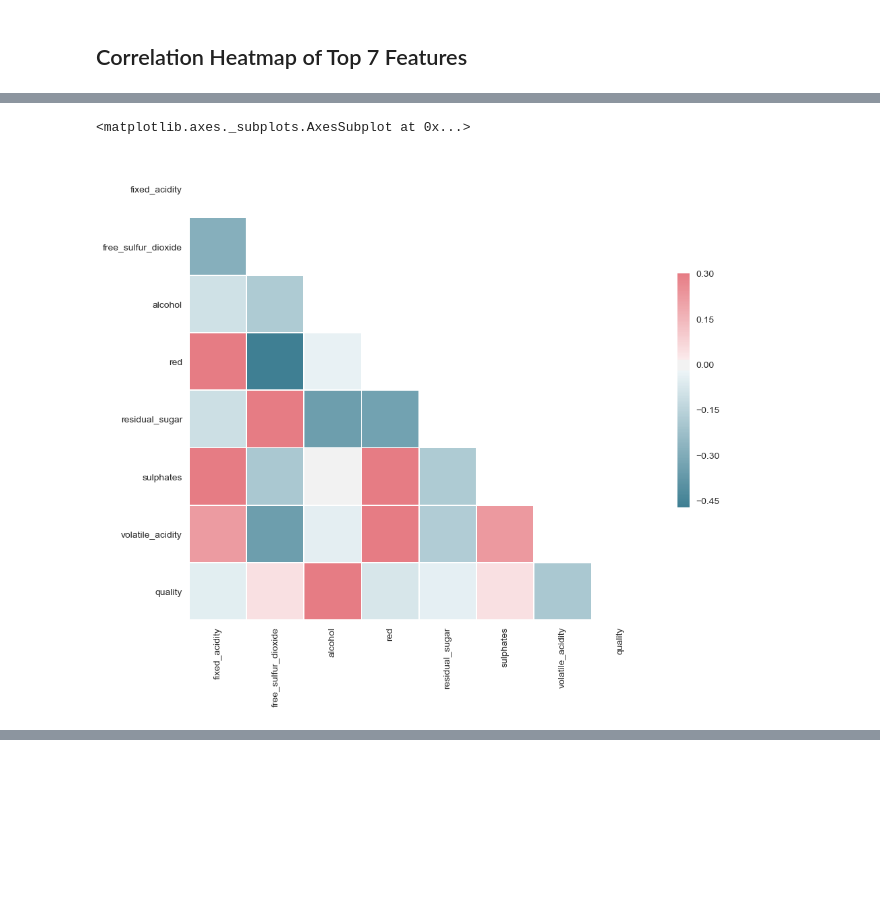
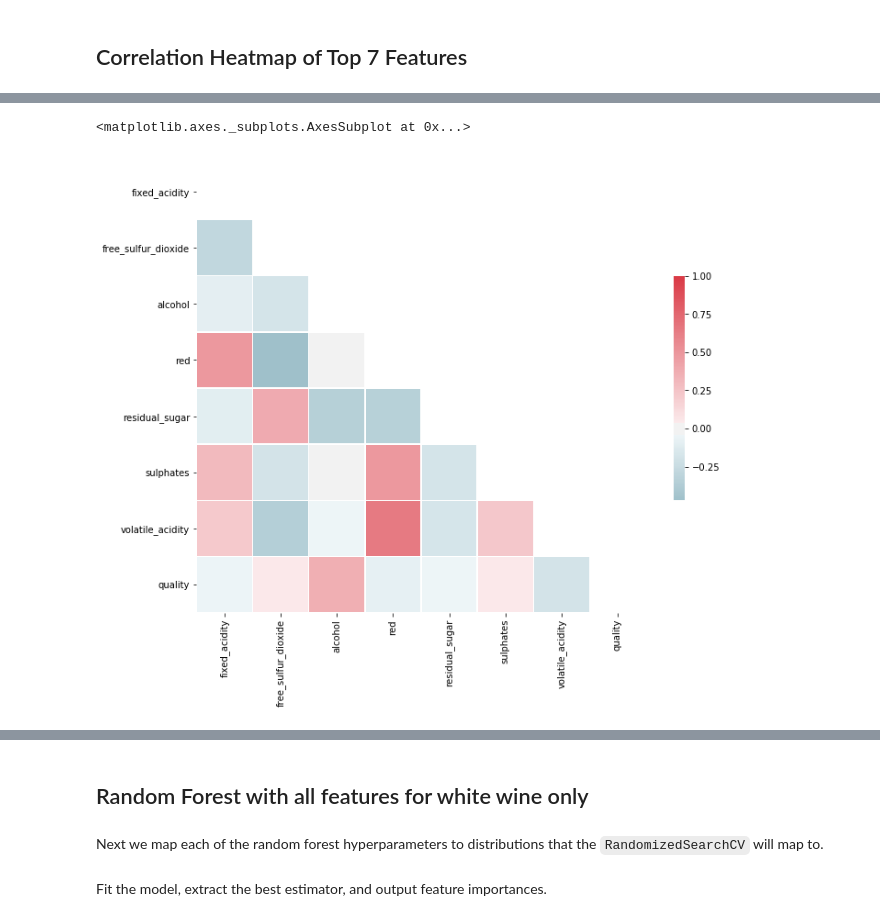
Before and after one commit to salml/wine-classification, a Jupyter notebook: notebooks/SAP.io Tech Challenge - What Makes a Good Wine.ipynb, the cells around one changed output, grey strips where cells are left out. Cells and saved outputs as stored; diff of their text form; code cells hidden in the pictures; blank space fills up the shorter version.

Commit message:
Fixed color mapping of correlation plot, added a random forest model for white wines only

````diff
--- a/notebooks/SAP.io Tech Challenge - What Makes a Good Wine.ipynb
+++ b/notebooks/SAP.io Tech Challenge - What Makes a Good Wine.ipynb
@@ -1027,23 +1039,23 @@ sns.violinplot(x='quality',
 # %%
 # Compute the correlation matrix
 corr = wines_subset.corr()
 
 # Generate a mask for the upper triangle
 mask = np.zeros_like(corr, dtype=np.bool)
 mask[np.triu_indices_from(mask)] = True
 
 # Set up the matplotlib figure
 f, ax = plt.subplots(figsize=(11, 9))
 
 # Generate a custom diverging colormap
 cmap = sns.diverging_palette(220, 10, as_cmap=True)
 
 # Draw the heatmap with the mask and correct aspect ratio
-sns.heatmap(corr, mask=mask, cmap=cmap, vmax=.3, center=0,
+sns.heatmap(corr, mask=mask, cmap=cmap, center=0,
             square=True, linewidths=.5, cbar_kws={"shrink": .5})
 # %% [output]
 <matplotlib.axes._subplots.AxesSubplot at 0x...>
-[figure, old version]
+[figure, new version]
 # %% [markdown]
 ## Sweetness Binning
 
@@ -1056,3 +1068,5 @@ sweetness_right = [9, 18, 50, 120]
 sweetness_intervals = pd.IntervalIndex.from_arrays(sweetness_left, sweetness_right, name=['Dry', 'Off-Dry', 'Medium Dry/ Semi-Sweet', 'Medium Sweet'])
 # %%
 wines['sweetness'] = pd.cut(wines.residual_sugar, sweetness_intervals, labels=['Dry', 'Off-Dry', 'Medium Dry/ Semi-Sweet', 'Medium Sweet'])
+# %% [markdown]
+## Random Forest with all features for white wine only
@@ -1058,0 +1085,2 @@ wines['sweetness'] = pd.cut(wines.residual_sugar, sweetness_intervals, labels=['
+# %% [markdown]
+Next we map each of the random forest hyperparameters to distributions that the ```RandomizedSearchCV``` will map to.
@@ -1058,0 +1097,2 @@ wines['sweetness'] = pd.cut(wines.residual_sugar, sweetness_intervals, labels=['
+# %% [markdown]
+Fit the model, extract the best estimator, and output feature importances.
````
Also changed, not shown: parts of 23 cells of this notebook.
